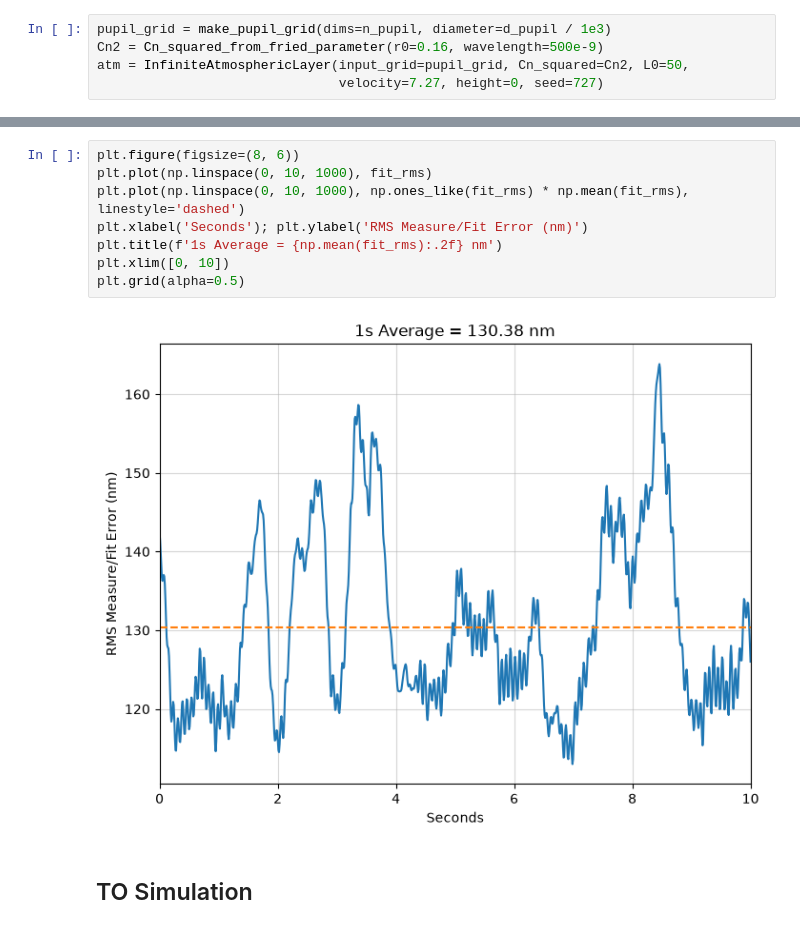
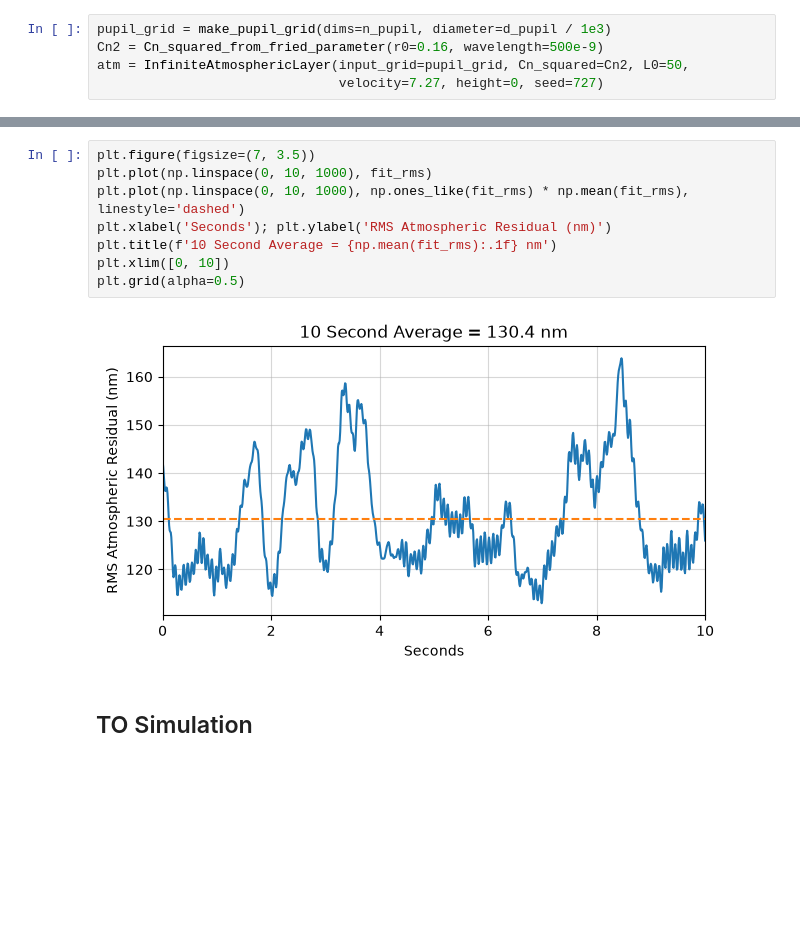
Before and after one commit to zhangderby/keck_prysm, a Jupyter notebook: src/keck_prysm/dev.ipynb, the cells around one changed output, grey strips where cells are left out. Drawn from its saved outputs; the diff is of its cells as text; blank space fills up the shorter version.

```diff
--- a/src/keck_prysm/dev.ipynb
+++ b/src/keck_prysm/dev.ipynb
@@ -520,13 +523,13 @@ Iteration 1000
 # %%
-plt.figure(figsize=(8, 6))
+plt.figure(figsize=(7, 3.5))
 plt.plot(np.linspace(0, 10, 1000), fit_rms)
 plt.plot(np.linspace(0, 10, 1000), np.ones_like(fit_rms) * np.mean(fit_rms), linestyle='dashed')
-plt.xlabel('Seconds'); plt.ylabel('RMS Measure/Fit Error (nm)')
-plt.title(f'1s Average = {np.mean(fit_rms):.2f} nm')
+plt.xlabel('Seconds'); plt.ylabel('RMS Atmospheric Residual (nm)')
+plt.title(f'10 Second Average = {np.mean(fit_rms):.1f} nm')
 plt.xlim([0, 10])
 plt.grid(alpha=0.5)
 # %% [output]
-[figure, old version]
+[figure, new version]
 # %% [markdown]
 ## TO Simulation
 # %%
```
Also changed, not shown: parts of 14 cells of this notebook, 13 other files.
